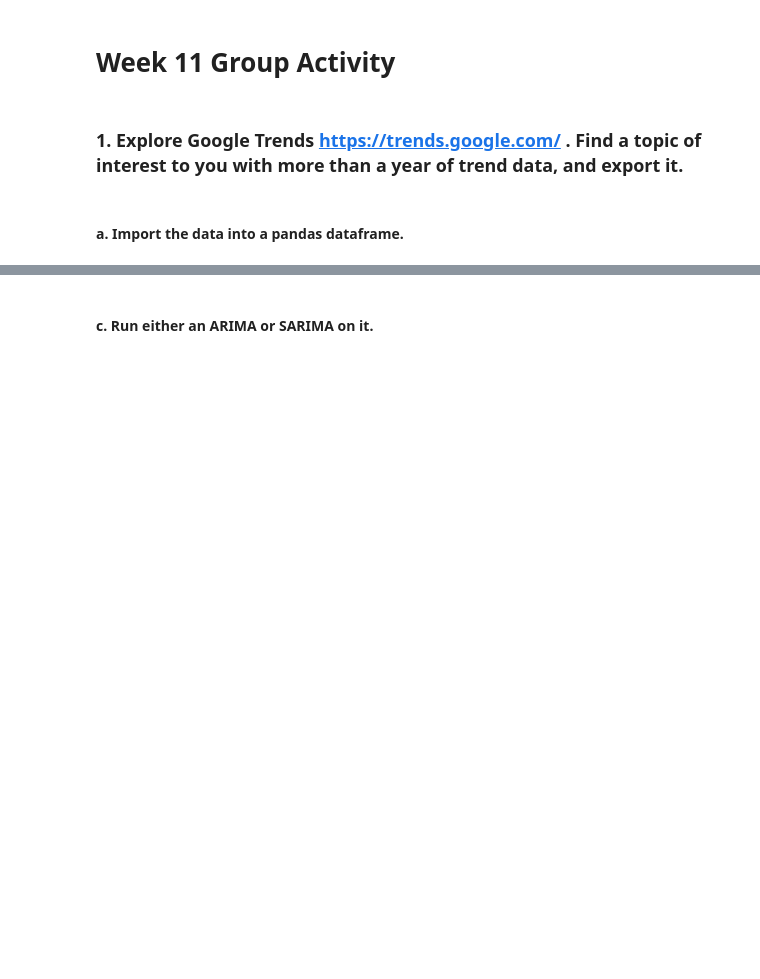
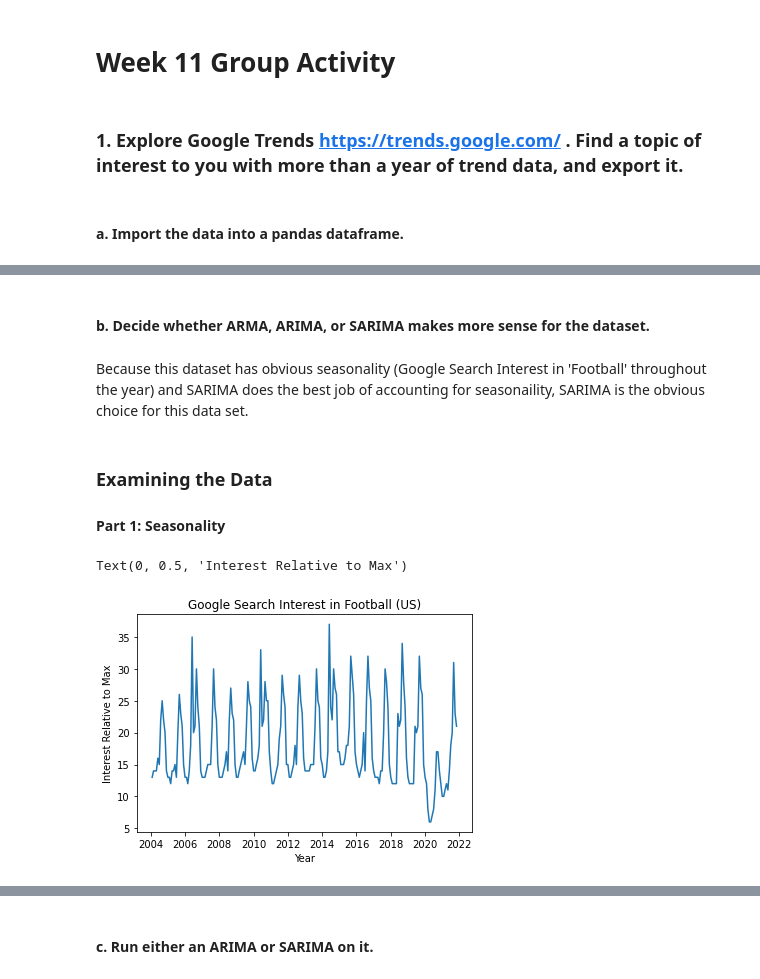
Before and after one commit to jmort16/week_11, a Jupyter notebook: wk_11_group_act.ipynb, the cells around one changed output, grey strips where cells are left out. Cells and saved outputs as stored; diff of their text form; code cells hidden in the pictures; blank space fills up the shorter version.

```diff
--- a/wk_11_group_act.ipynb
+++ b/wk_11_group_act.ipynb
@@ -3,4 +15,6 @@
 # %% [markdown]
 ### 1. Explore Google Trends https://trends.google.com/ . Find a topic of interest to you with more than a year of trend data, and export it.
+# %%
+football=pd.read_csv('Football Data.csv', parse_dates=True, index_col='Month')
 # %% [markdown]
 #### a. Import the data into a pandas dataframe.
@@ -8,0 +21,3 @@
+# %%
+foot = pd.DataFrame(football)
+pd.DataFrame(football)
@@ -8,0 +39,16 @@
+# %% [markdown]
+#### b. Decide whether ARMA, ARIMA, or SARIMA makes more sense for the dataset.
+# %% [markdown]
+Because this dataset has obvious seasonality (Google Search Interest in 'Football'  throughout the year) and SARIMA does the best job of accounting for seasonaility, SARIMA is the obvious choice for this data set.
+# %% [markdown]
+### Examining the Data
+#### Part 1: Seasonality
+# %%
+plt.plot(foot.index, foot['Football: (United States)'])
+plt.title('Google Search Interest in Football (US)')
+plt.xlabel('Year')
+plt.ylabel('Interest Relative to Max')
+# Clear seasonality.  High Stationarity.
+# %% [output]
+Text(0, 0.5, 'Interest Relative to Max')
+[figure, added]
```
Also changed, not shown: parts of 15 cells of this notebook.
